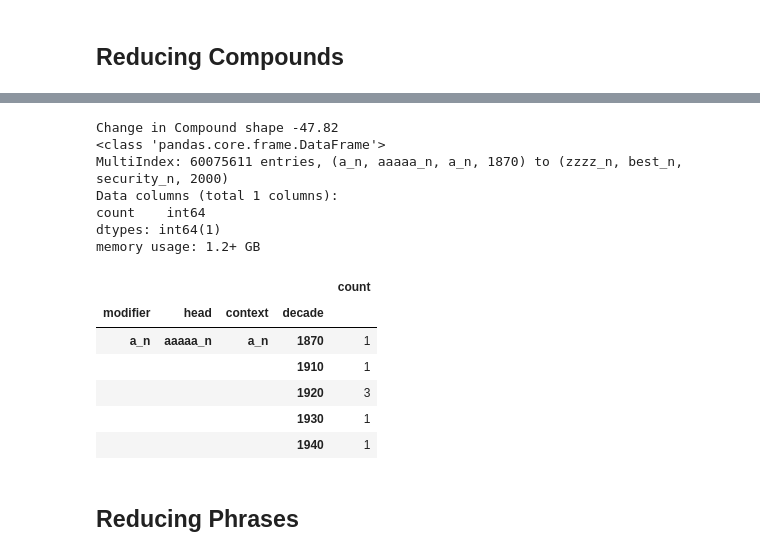
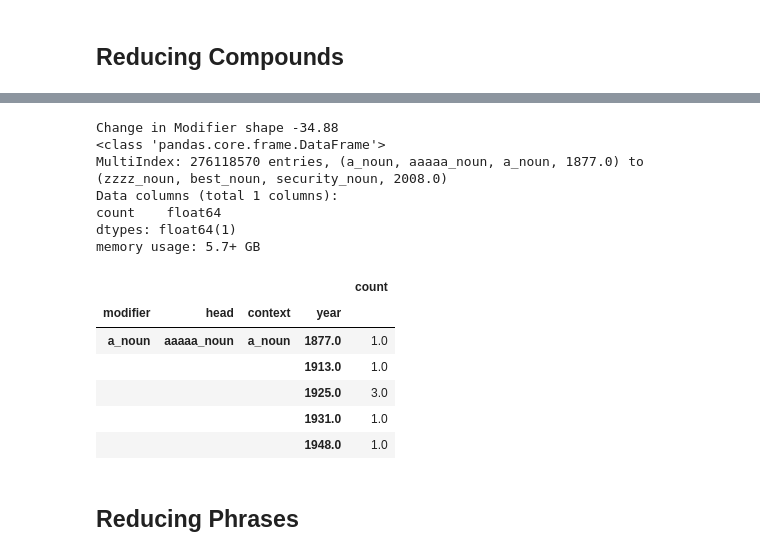
Before and after one commit to prajitdhar/Compounding, a Jupyter notebook: novel_compound_predictor/Dataset_Reducer.ipynb, the cells around one changed output, grey strips where cells are left out. Saved outputs shown, nothing was run; the diff lists cells and outputs as text; code cells hidden in the pictures.

```diff
--- a/novel_compound_predictor/Dataset_Reducer.ipynb
+++ b/novel_compound_predictor/Dataset_Reducer.ipynb
@@ -54,0 +214,4 @@ memory usage: 483.5+ MB
+# %%
+compounds_reduced=pd.read_csv('/data/dharp/compounding/datasets/compounds_reduced.csv',sep='\t')
+compounds_reduced.info()
+compounds_reduced.head()
@@ -54,0 +235,4 @@ memory usage: 483.5+ MB
+# %%
+compounds_complete=pd.concat([compounds,compounds_reduced],ignore_index=True,sort=False)
+compounds_complete.info()
+compounds_complete.head()
@@ -55,26 +256,25 @@ memory usage: 483.5+ MB
 # %%
-compounds=pd.read_csv('/data/dharp/compounding/datasets/compounds.csv',sep='\t')
-old_shape=compounds.shape[0]
-compounds=compounds.groupby(['modifier','head','context','year'])['count'].sum().to_frame()
-new_shape=compounds.shape[0]
-print(f'Change in Compound shape {(new_shape-old_shape)/old_shape*100:.2f}')
-compounds.info()
-compounds.head()
+old_shape=compounds_complete.shape[0]
+compounds_complete=compounds_complete.groupby(['modifier','head','context','year'])['count'].sum().to_frame()
+new_shape=compounds_complete.shape[0]
+print(f'Change in Modifier shape {(new_shape-old_shape)/old_shape*100:.2f}')
+compounds_complete.info()
+compounds_complete.head()
 # %% [output]
-Change in Compound shape -47.82
+Change in Modifier shape -34.88
 <class 'pandas.core.frame.DataFrame'>
-MultiIndex: 60075611 entries, (a_n, aaaaa_n, a_n, 1870) to (zzzz_n, best_n, security_n, 2000)
+MultiIndex: 276118570 entries, (a_noun, aaaaa_noun, a_noun, 1877.0) to (zzzz_noun, best_noun, security_noun, 2008.0)
 Data columns (total 1 columns):
-count    int64
-dtypes: int64(1)
-memory usage: 1.2+ GB
+count    float64
+dtypes: float64(1)
+memory usage: 5.7+ GB
 |  |  |  |  | count |
-| modifier | head | context | decade |  |
-| a_n | aaaaa_n | a_n | 1870 | 1 |
-|  |  |  | 1910 | 1 |
-|  |  |  | 1920 | 3 |
-|  |  |  | 1930 | 1 |
-|  |  |  | 1940 | 1 |
+| modifier | head | context | year |  |
+| a_noun | aaaaa_noun | a_noun | 1877.0 | 1.0 |
+|  |  |  | 1913.0 | 1.0 |
+|  |  |  | 1925.0 | 3.0 |
+|  |  |  | 1931.0 | 1.0 |
+|  |  |  | 1948.0 | 1.0 |
 # %% [markdown]
 ## Reducing Phrases
 # %%
```
Also changed, not shown: parts of 24 cells of this notebook, 2 other files.
